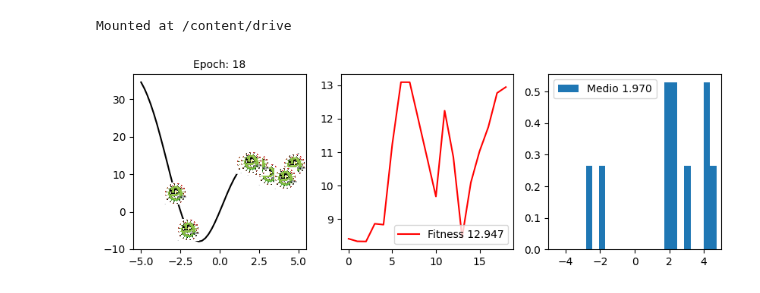
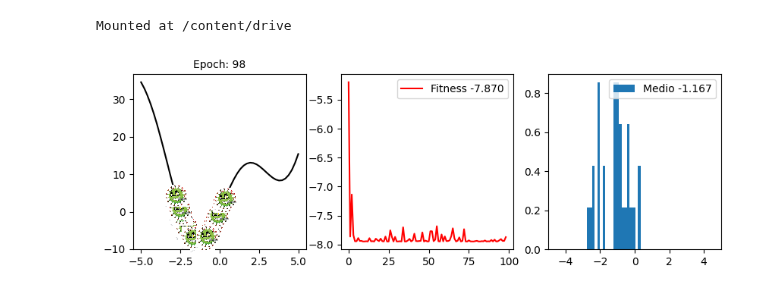
Before and after one commit to asegura4488/MetodosComputacionales2026, a Jupyter notebook: Semana14/AlgoritmoEvolutivo.ipynb, the cells around one changed output. Saved outputs shown, nothing was run; the diff lists cells and outputs as text; code cells hidden in the pictures.

```diff
--- a/Semana14/AlgoritmoEvolutivo.ipynb
+++ b/Semana14/AlgoritmoEvolutivo.ipynb
@@ -39,7 +39,7 @@ class Robot:
     self.Id = Id
 
     # La posicion del bot (gen)
-    self.r = np.random.uniform(-5,5.)
+    self.r = np.random.uniform(0,5.)
 
     # primera función de fitnes
     self.Fitness = self.f(self.r)
@@ -60,7 +60,7 @@ class Robot:
     self.r += np.random.normal(loc=0.,scale=self.rate)
 # %%
 f = lambda x: x**2 + 10*np.sin(x)
-rate = 0.4
+rate = 1
 # %%
 # Necesitamos muchos genes en puntos distintos de la memoria
 def GetRobots(N):
@@ -97,17 +97,17 @@ def Genetic(Robots, epochs=100, Plot=True):
 
 
     # Zona de Ordenar para seleccion natural
-    #score = [(p.GetFitness(),p) for p in Robots]
+    score = [(p.GetFitness(),p) for p in Robots]
     #print(score)
-    #score = sorted( score, key=lambda x: x[0], reverse=False ) # True para maximizar, False Minimizar
+    score = sorted( score, key=lambda x: x[0], reverse=False ) # True para maximizar, False Minimizar
     #print(score)
 
-    #Temp = [r[1] for i, r in enumerate(score) if i < N]
+    Temp = [r[1] for i, r in enumerate(score) if i < N]
 
     # Seleccion Natural
-    #for i,r in enumerate(Robots):
-    #  j = i%N
-    #  Robots[i] = copy.deepcopy(Temp[j])
+    for i,r in enumerate(Robots):
+      j = i%N
+      Robots[i] = copy.deepcopy(Temp[j])
 
 
     #Extrameos el fitness
@@ -154,10 +154,10 @@ def Genetic(Robots, epochs=100, Plot=True):
 
   return Robots
 # %%
-Robots = GetRobots(10)
+Robots = GetRobots(30)
 Robots = Genetic(Robots, Plot=True)
 # %% [output]
-[figure, old version]
+[figure, new version]
 # %%
 Posiciones = [ p.GetR() for i, p in enumerate(Robots)]
 _ = plt.hist(Posiciones,bins=30,density=True,label='Medio {:.3f}'.format(np.mean(Posiciones)))
```
Also changed, not shown: parts of 2 cells of this notebook.
